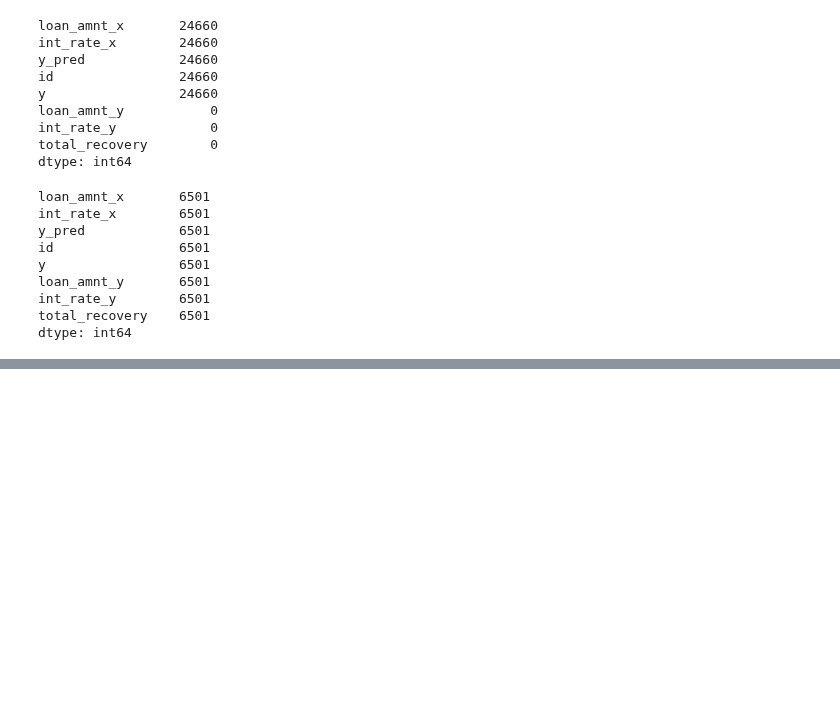
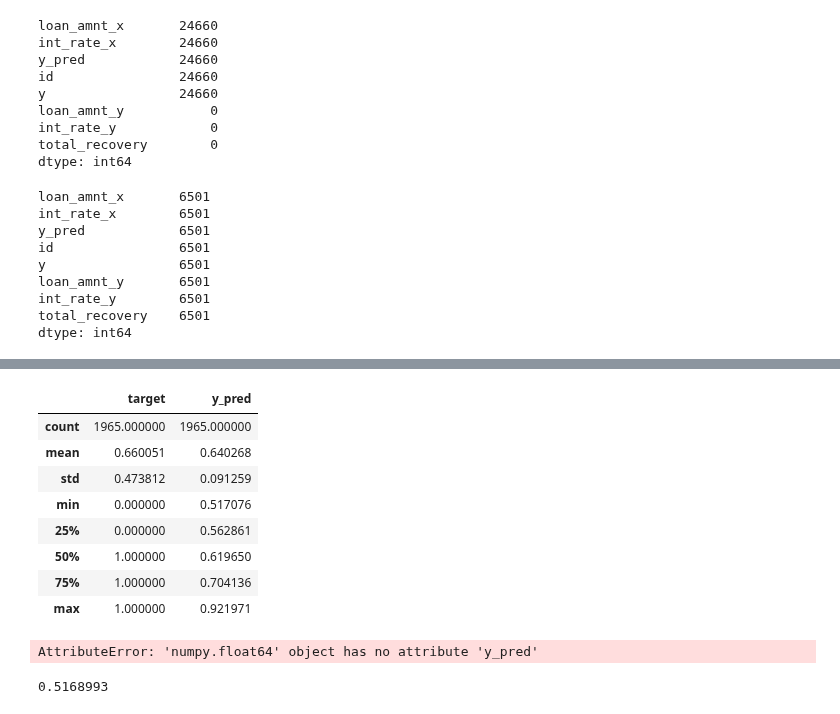
Before and after one commit to MykolaPinchuk/KaggleProjects, a Jupyter notebook: kp102-lc-loaddef.ipynb, the cells around one changed output, grey strips where cells are left out. Saved outputs shown, nothing was run; the diff lists cells and outputs as text; code cells hidden in the pictures; blank space fills up the shorter version.

```diff
--- a/kp102-lc-loaddef.ipynb
+++ b/kp102-lc-loaddef.ipynb
@@ -1092,0 +1102,26 @@ p80risk = np.percentile(test.y_pred, 80)
+# %%
+temp = y_test.to_frame()
+temp['y_pred'] = optuna_xgb.predict_proba(X_test_0)[:,1]
+temp[temp.y_pred>0.517].describe()
+# %% [output]
+|  | target | y_pred |
+| count | 1965.000000 | 1965.000000 |
+| mean | 0.660051 | 0.640268 |
+| std | 0.473812 | 0.091259 |
+| min | 0.000000 | 0.517076 |
+| 25% | 0.000000 | 0.562861 |
+| 50% | 1.000000 | 0.619650 |
+| 75% | 1.000000 | 0.704136 |
+| max | 1.000000 | 0.921971 |
+# %%
+temp[temp.y_pred>0.517].describe()
+# %% [output]
+AttributeError: 'numpy.float64' object has no attribute 'y_pred'
+# %%
+temp = recall_t[(recall_t>0.199)&(recall_t<0.201)]
+temp = temp[int(len(temp)/2)]
+indexx = ((np.where(recall_t==temp)))[0][0]
+r20threshold = threshold[indexx]
+r20threshold
+# %% [output]
+0.5168993
```
Also changed, not shown: parts of 6 cells of this notebook.
